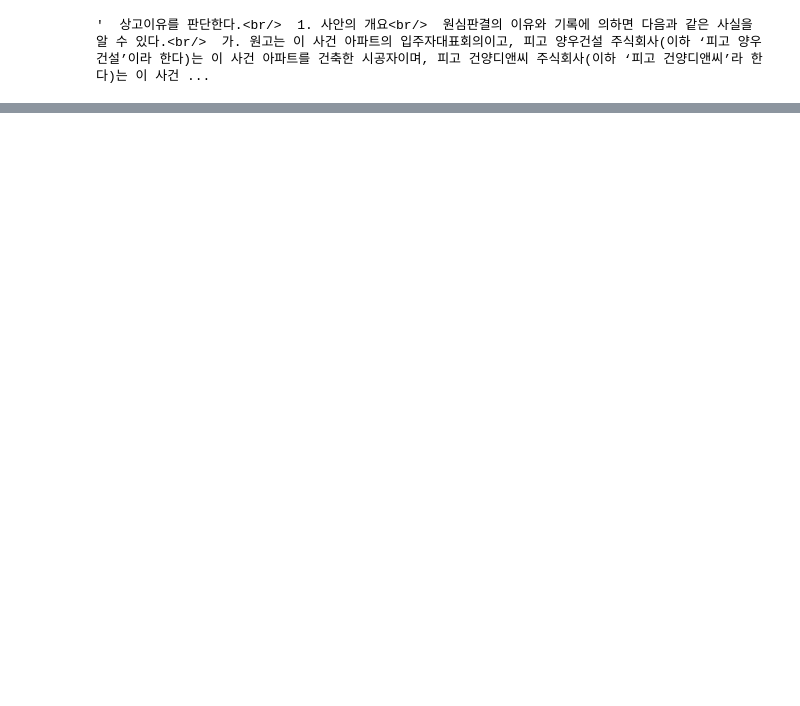
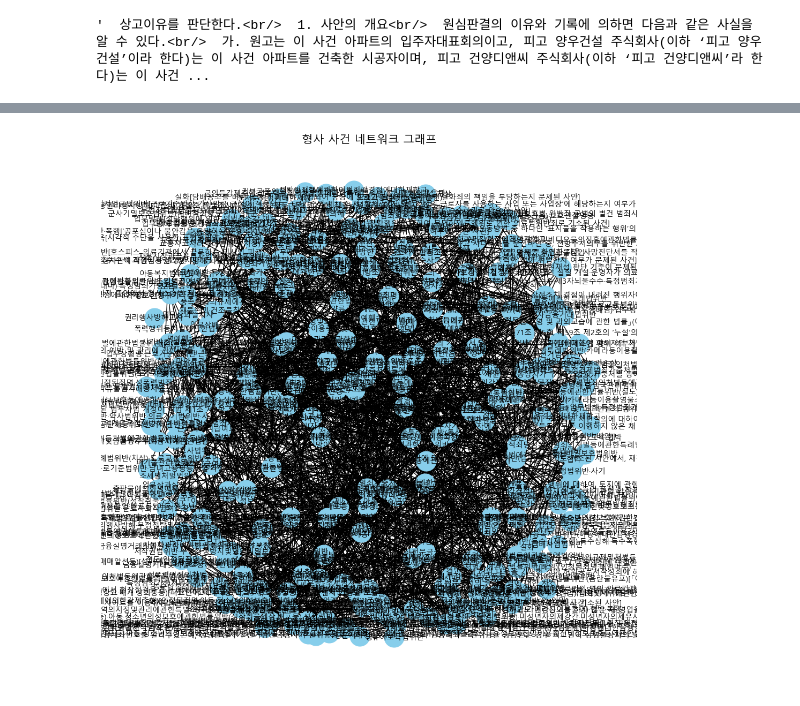
Before and after one commit to CJW5361/SESAC_AI_Open_Source, a Jupyter notebook: 데이터사이언스/2024.02.07/02-07.ipynb, the cells around one changed output, grey strips where cells are left out. Cells and saved outputs as stored; diff of their text form; code cells hidden in the pictures; blank space fills up the shorter version.

```diff
--- a/데이터사이언스/2024.02.07/02-07.ipynb
+++ b/데이터사이언스/2024.02.07/02-07.ipynb
@@ -424,0 +380,3 @@ print(df)
+# %%
+df=pd.read_csv("ass.csv")
+df
@@ -424,0 +456,38 @@ print(df)
+# %%
+import pandas as pd
+import networkx as nx
+import matplotlib.pyplot as plt
+from sklearn.feature_extraction.text import TfidfVectorizer
+from sklearn.metrics.pairwise import cosine_similarity
+
+# 데이터 로드 및 필터링 (처음 2000개의 행만)
+
+criminal_cases = df[df['사건종류명'] == '형사']
+
+# 사건명을 기준으로 TF-IDF 벡터화 및 코사인 유사도 계산
+vectorizer = TfidfVectorizer()
+tfidf_matrix = vectorizer.fit_transform(criminal_cases['사건명'])
+cosine_sim_matrix = cosine_similarity(tfidf_matrix)
+
+# 네트워크 그래프 생성
+G = nx.Graph()
+
+# 모든 사건을 노드로 추가
+for idx, name in enumerate(criminal_cases['사건명']):
+    G.add_node(idx, label=name)
+
+# 노드 간 유사도가 0.1 이상인 경우에만 엣지 추가
+for i in range(len(cosine_sim_matrix)):
+    for j in range(i + 1, len(cosine_sim_matrix)):
+        if cosine_sim_matrix[i, j] > 0.1:
+            G.add_edge(i, j, weight=cosine_sim_matrix[i, j])
+
+# 네트워크 그래프 시각화
+plt.figure(figsize=(10, 10))
+pos = nx.spring_layout(G, k=0.5, iterations=20)
+nx.draw(G, pos, with_labels=True, node_color='skyblue', node_size=700, edge_color='k', linewidths=1, font_size=10, labels=nx.get_node_attributes(G, 'label'))
+plt.title('형사 사건 네트워크 그래프', fontsize=15)
+plt.axis('off')
+plt.show()
+# %% [output]
+[figure, added]
```
Also changed, not shown: parts of 19 cells of this notebook, 3 other files.
